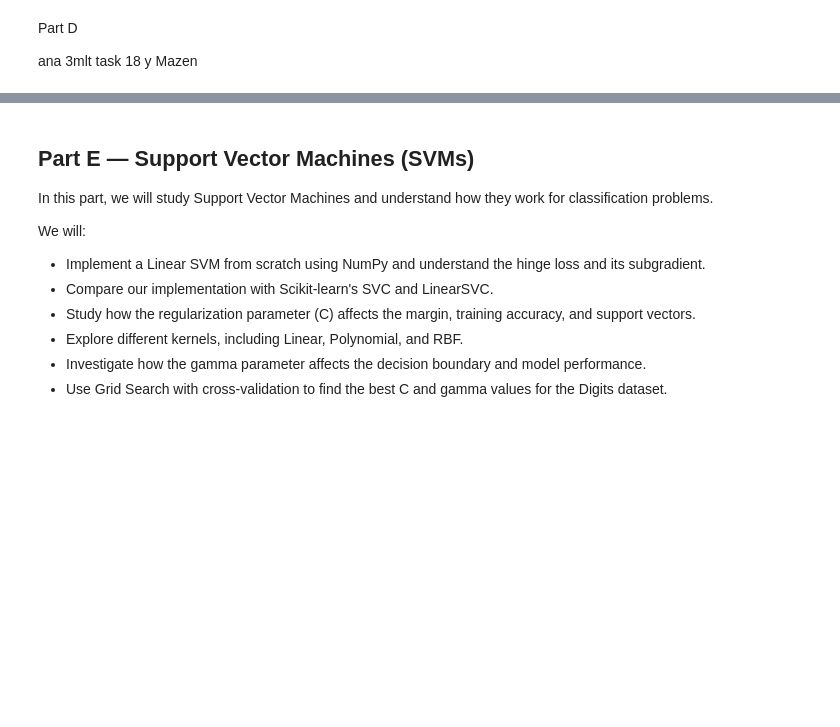
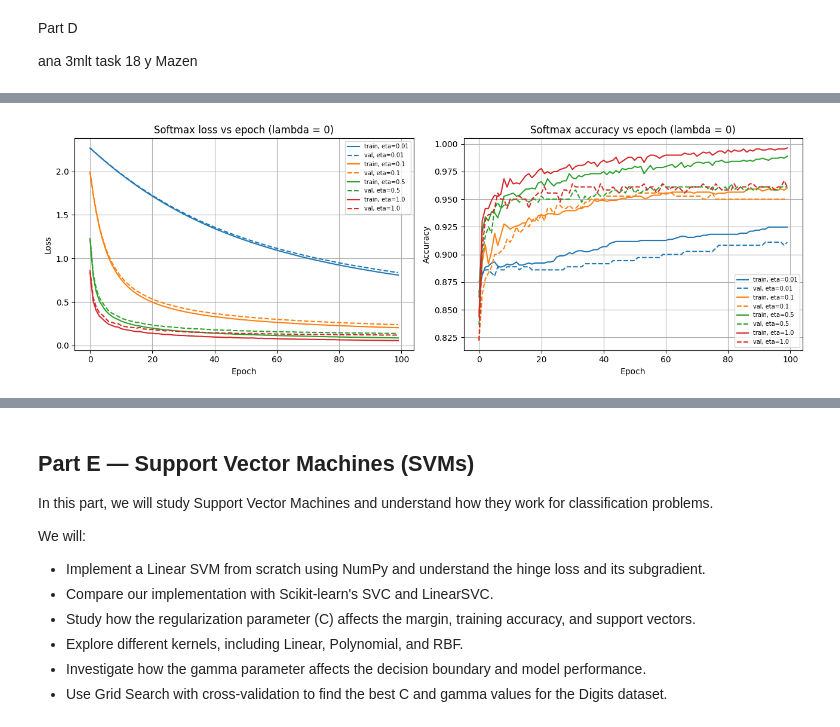
Before and after one commit to YaseenRamzyy/ML-Assignment-2, a Jupyter notebook: ML_Assignment_2.ipynb, the cells around one changed output, grey strips where cells are left out. Cells and saved outputs as stored; diff of their text form; code cells hidden in the pictures; blank space fills up the shorter version.

```diff
--- a/ML_Assignment_2.ipynb
+++ b/ML_Assignment_2.ipynb
@@ -786,0 +472,96 @@ Test Accuracy (%): 95.28
+# %%
+# Task 18 — Softmax training and model selection (Digits, pixels / 16, no standardization)
+
+# Add the bias column of ones to every split
+def add_ones(X):
+    return np.column_stack((np.ones(len(X)), X))
+
+digits_split = splits["Digits"]
+Xtr_d, Xva_d, Xte_d = (add_ones(digits_split[k]) for k in ("X_train", "X_val", "X_test"))
+ytr_d, yva_d, yte_d = digits_split["y_train"], digits_split["y_val"], digits_split["y_test"]
+K = 10                                                   # number of classes
+
+
+def softmax_loss_grad(X, y, W, lam):
+    """Cross-entropy (via log-sum-exp) + (lam/2)*||W[1:]||^2, and its gradient. The bias row is not regularized."""
+    N = len(X)
+    scores = X @ W
+    row_max = scores.max(axis=1, keepdims=True)
+    log_sum_exp = np.log(np.exp(scores - row_max).sum(axis=1, keepdims=True)) + row_max
+    probs = np.exp(scores - log_sum_exp)                 # stable softmax
+
+    data_loss = np.mean(log_sum_exp[:, 0] - scores[np.arange(N), y])
+    loss = data_loss + lam / 2 * np.sum(W[1:] ** 2)
+
+    P_minus_Y = probs.copy()
+    P_minus_Y[np.arange(N), y] -= 1                      # P - one_hot(y)
+    grad = X.T @ P_minus_Y / N
+    grad[1:] += lam * W[1:]
+    return loss, grad
+
+
+def evaluate(loss_grad, X, y, W, lam):
+    """Returns (loss, accuracy)."""
+    loss, _ = loss_grad(X, y, W, lam)
+    accuracy = np.mean(np.argmax(X @ W, axis=1) == y)
+    return loss, accuracy
+
+
+def train_minibatch(loss_grad, eta, lam, epochs=100, batch_size=64):
+    """Mini-batch gradient descent. Returns the weights and a history array with the columns
+    [train loss, train accuracy, validation loss, validation accuracy], one row per epoch."""
+    rng = np.random.default_rng(42)
+    W = np.zeros((Xtr_d.shape[1], K))
+    history = []
+    for _ in range(epochs):
+        order = rng.permutation(len(Xtr_d))
+        for start in range(0, len(order), batch_size):
+            batch = order[start:start + batch_size]
+            _, grad = loss_grad(Xtr_d[batch], ytr_d[batch], W, lam)
+            W -= eta * grad
+        history.append([*evaluate(loss_grad, Xtr_d, ytr_d, W, lam),
+                        *evaluate(loss_grad, Xva_d, yva_d, W, lam)])
+    return W, np.array(history)
+
+
+COLUMNS = ["Train loss", "Train acc", "Val loss", "Val acc"]
+
+# ---- (a) learning rate, lambda = 0 ----
+etas = [0.01, 0.1, 0.5, 1.0]
+runs_eta = {eta: train_minibatch(softmax_loss_grad, eta, lam=0) for eta in etas}
+
+table_eta = pd.DataFrame({eta: hist[-1] for eta, (_, hist) in runs_eta.items()}, index=COLUMNS).T
+table_eta.index.name = "eta"
+display(table_eta.round(4))
+eta_star = table_eta["Val loss"].idxmin()                # lowest final validation loss
+print("eta* =", eta_star)
+
+fig, (ax_loss, ax_acc) = plt.subplots(1, 2, figsize=(13, 4.5))
+for eta, (_, hist) in runs_eta.items():
+    line, = ax_loss.plot(hist[:, 0], label=f"train, eta={eta}")
+    ax_loss.plot(hist[:, 2], "--", color=line.get_color(), label=f"val, eta={eta}")
+    ax_acc.plot(hist[:, 1], color=line.get_color(), label=f"train, eta={eta}")
+    ax_acc.plot(hist[:, 3], "--", color=line.get_color(), label=f"val, eta={eta}")
+for ax, name in [(ax_loss, "Loss"), (ax_acc, "Accuracy")]:
+    ax.set(title=f"Softmax {name.lower()} vs epoch (lambda = 0)", xlabel="Epoch", ylabel=name)
+    ax.legend(fontsize=7)
+    ax.grid(True)
+plt.tight_layout()
+plt.show()
+
+# (b) regularization strength, using eta*
+lambdas = [0, 1e-4, 1e-3, 1e-2, 1e-1]
+runs_lam = {lam: train_minibatch(softmax_loss_grad, eta_star, lam) for lam in lambdas}
+
+table_lam = pd.DataFrame({lam: hist[-1] for lam, (_, hist) in runs_lam.items()}, index=COLUMNS).T
+table_lam.index.name = "lambda"
+display(table_lam.round(4))
+
+# best validation accuracy; ties go to the larger lambda
+lam_star = max(lambdas, key=lambda lam: (round(table_lam.loc[lam, "Val acc"], 12), lam))
+W_softmax = runs_lam[lam_star][0]
+test_acc = evaluate(softmax_loss_grad, Xte_d, yte_d, W_softmax, lam_star)[1]     # test set used once
+print(f"lambda* = {lam_star}   validation accuracy = {table_lam.loc[lam_star, 'Val acc']:.4f}   test accuracy = {test_acc:.4f}")
+
+softmax_results = {"val_accuracy": table_lam.loc[lam_star, "Val acc"], "test_accuracy": test_acc}   # used in Task 25
+# %% [output]
@@ -786,0 +575 @@ Test Accuracy (%): 95.28
+[figure, added]
```
Also changed, not shown: parts of 25 cells of this notebook.
